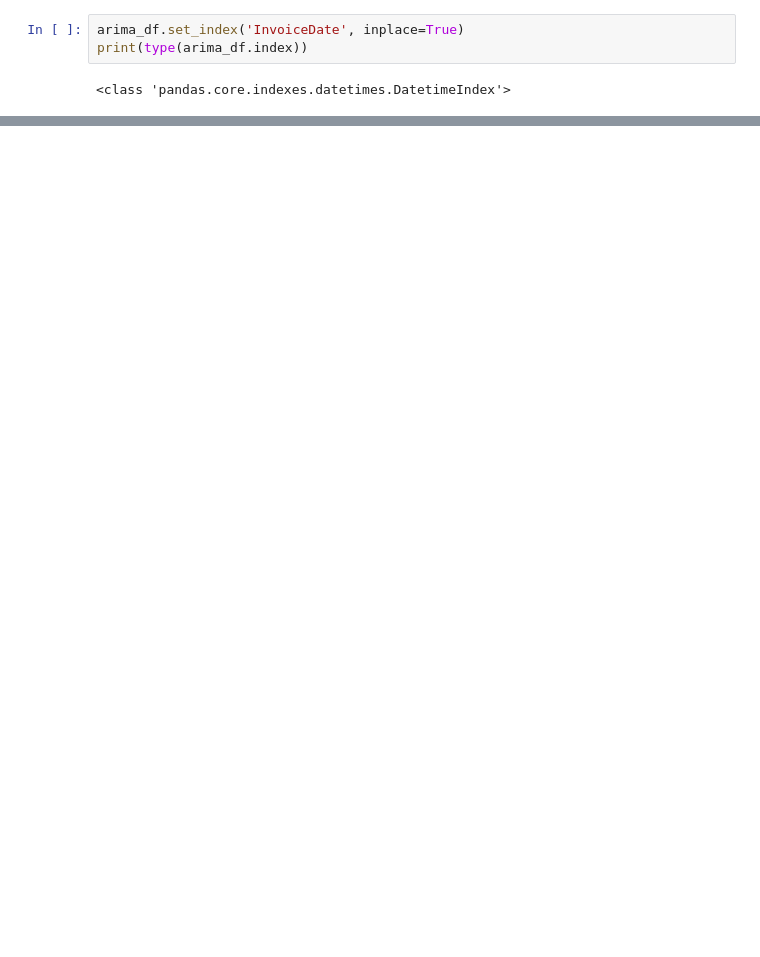
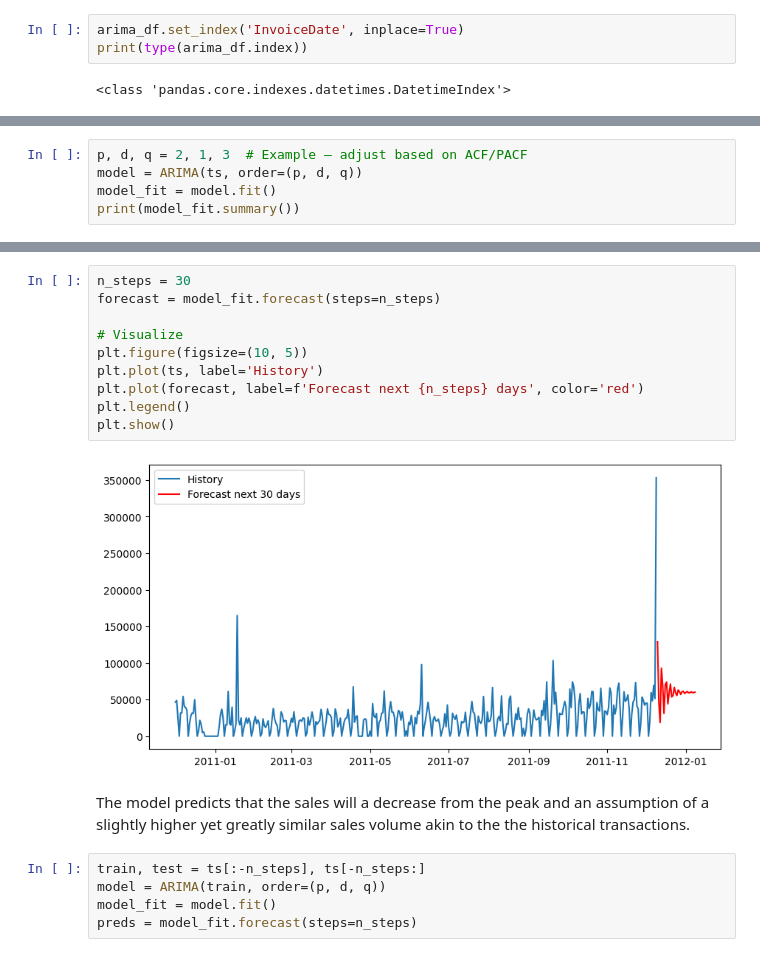
Before and after one commit to aykahsay/Data-Mining, a Jupyter notebook: notebooks/3_data_mining.ipynb, the cells around one changed output, grey strips where cells are left out. Cells and saved outputs as stored; diff of their text form; blank space fills up the shorter version.

```diff
--- a/notebooks/3_data_mining.ipynb
+++ b/notebooks/3_data_mining.ipynb
@@ -585,0 +628,5 @@ print(comparison_df.head(10))  # View side-by-side comparison
+# %%
+p, d, q = 2, 1, 3  # Example – adjust based on ACF/PACF
+model = ARIMA(ts, order=(p, d, q))
+model_fit = model.fit()
+print(model_fit.summary())
@@ -585,0 +651,19 @@ print(comparison_df.head(10))  # View side-by-side comparison
+# %%
+n_steps = 30
+forecast = model_fit.forecast(steps=n_steps)
+
+# Visualize
+plt.figure(figsize=(10, 5))
+plt.plot(ts, label='History')
+plt.plot(forecast, label=f'Forecast next {n_steps} days', color='red')
+plt.legend()
+plt.show()
+# %% [output]
+[figure, added]
+# %% [markdown]
+The model predicts that the sales will a decrease from the peak and an assumption of a slightly higher yet greatly similar sales volume akin to the the historical transactions.
+# %%
+train, test = ts[:-n_steps], ts[-n_steps:]
+model = ARIMA(train, order=(p, d, q))
+model_fit = model.fit()
+preds = model_fit.forecast(steps=n_steps)
```
Also changed, not shown: parts of 65 cells of this notebook.
